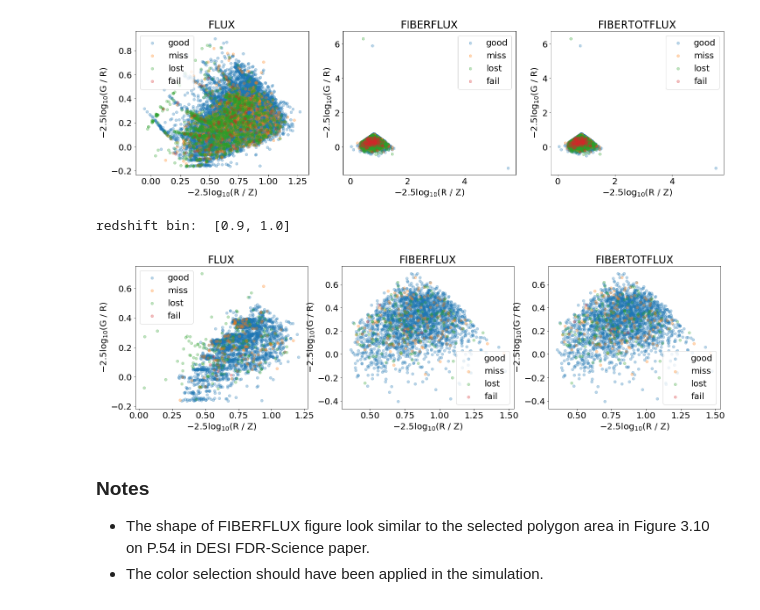
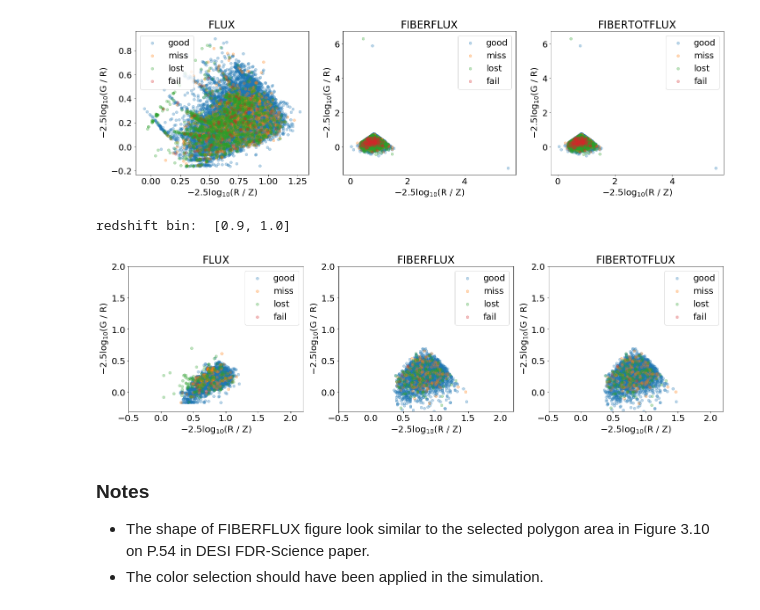
Before and after one commit to Yucheng-Zhang/desi_nbs, a Jupyter notebook: demo/elg_zfitting.ipynb, the cells around one changed output. Drawn from its saved outputs; the diff is of its cells as text; code cells hidden in the pictures.

Commit message:
set plot lim for g-r r-z

```diff
--- a/demo/elg_zfitting.ipynb
+++ b/demo/elg_zfitting.ipynb
@@ -503,11 +503,13 @@ for pp, ax in zip(pps, axs): plot_colorsel(pp, ax)
 # %%
 fig, axs = plt.subplots(1, 3, figsize=(24, 6))
 pps = ['FLUX', 'FIBERFLUX', 'FIBERTOTFLUX']
 zbin = [0.9, 1.0]; print('redshift bin: ', zbin)
-for pp, ax in zip(pps, axs): plot_colorsel(pp, ax, zbin)
+for pp, ax in zip(pps, axs):
+    plot_colorsel(pp, ax, zbin)
+    ax.set_xlim(-0.5, 2.2); ax.set_ylim(-0.3, 2.0)
 # %% [output]
 redshift bin:  [0.9, 1.0]
-[figure, old version]
+[figure, new version]
 # %% [markdown]
 ### Notes
 - The shape of FIBERFLUX figure look similar to the selected polygon area in Figure 3.10 on P.54 in DESI FDR-Science paper.
```
Also changed, not shown: parts of 4 cells of this notebook.
